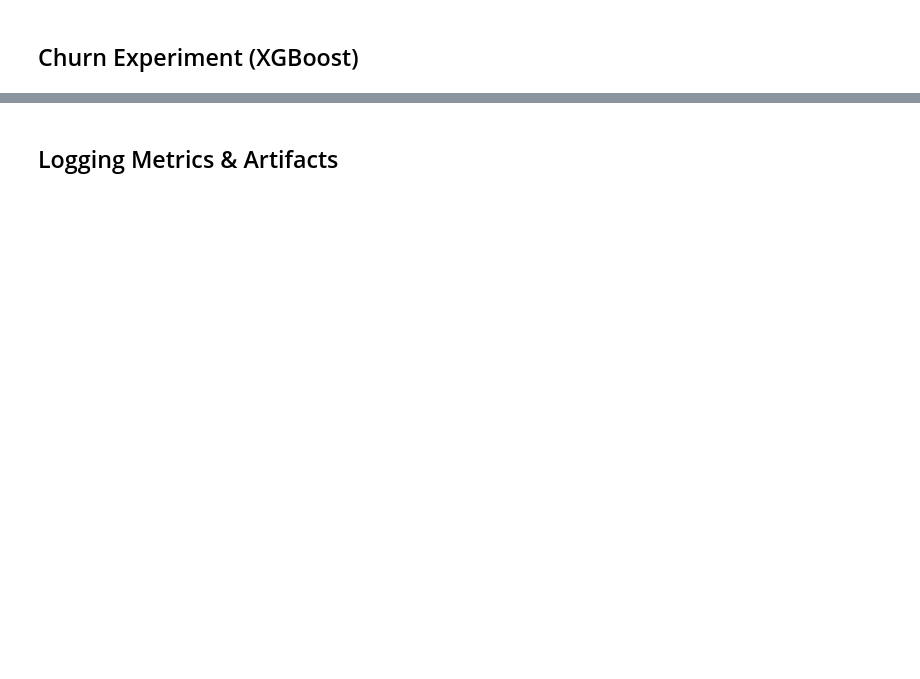
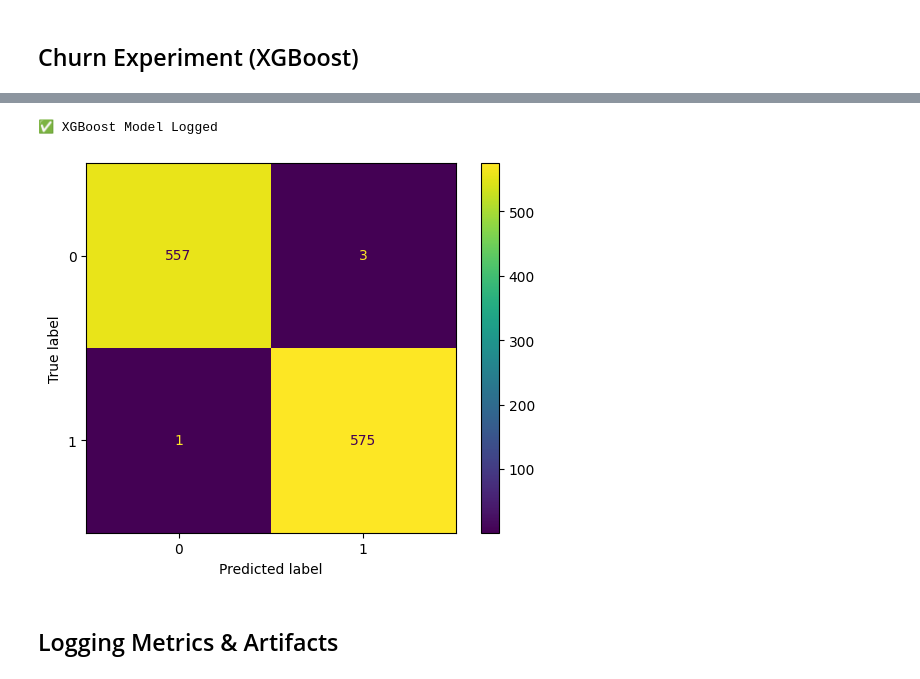
Before and after one commit to sagarmehra69/neuralretail-ai-sales-intelligence, a Jupyter notebook: notebooks/04_MLflow_Tracking.ipynb, the cells around one changed output, grey strips where cells are left out. Saved outputs shown, nothing was run; the diff lists cells and outputs as text; code cells hidden in the pictures; blank space fills up the shorter version.

```diff
--- a/notebooks/04_MLflow_Tracking.ipynb
+++ b/notebooks/04_MLflow_Tracking.ipynb
@@ -268,8 +296,10 @@ with mlflow.start_run(run_name="XGBoost_Churn") as run:
 
     plt.savefig(FIGURES_DIR / "xgb_confusion_matrix.png")
 
-    mlflow.log_artifact("xgb_confusion_matrix.png")
+    mlflow.log_artifact(
 
+    str(FIGURES_DIR / "xgb_confusion_matrix.png")
+)
     # Predictions
     prediction_df = pd.DataFrame({
         "Actual": y_test,
@@ -282,7 +312,10 @@ with mlflow.start_run(run_name="XGBoost_Churn") as run:
         index=False
     )
 
-    mlflow.log_artifact("xgb_predictions.csv")
+    mlflow.log_artifact(
+
+    "../data/exports/xgb_predictions.csv"
+)
 
     # Log Model
     mlflow.xgboost.log_model(
@@ -293,3 +326,4 @@ with mlflow.start_run(run_name="XGBoost_Churn") as run:
     xgb_run_id = run.info.run_id
 
     print("✅ XGBoost Model Logged")
+# %% [output]
@@ -296,3 +331,5 @@ with mlflow.start_run(run_name="XGBoost_Churn") as run:
+✅ XGBoost Model Logged
+[figure, added]
 # %% [markdown]
 ## Logging Metrics & Artifacts
 # %%
```
Also changed, not shown: parts of 16 cells of this notebook, 12 other files.
